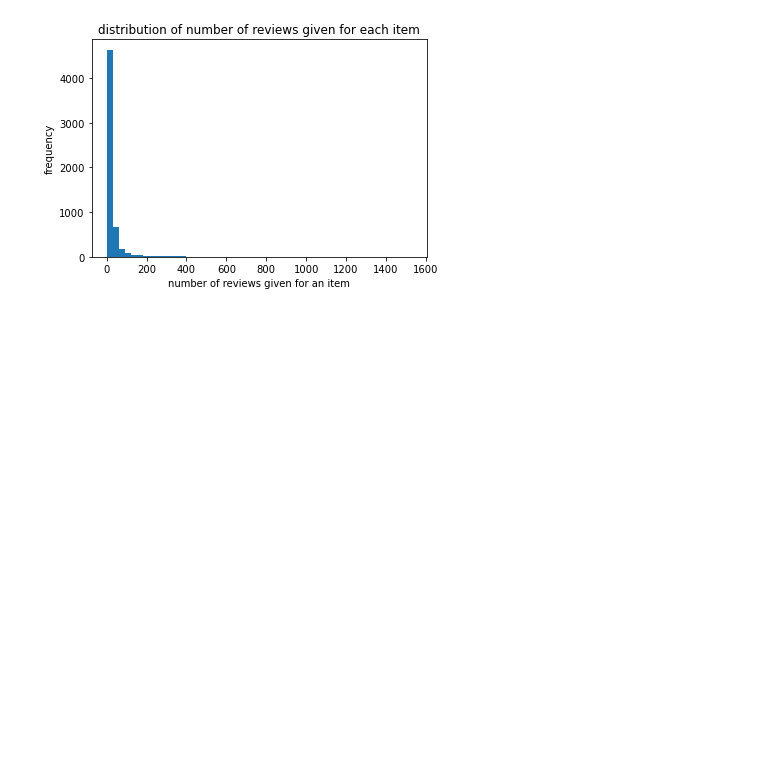
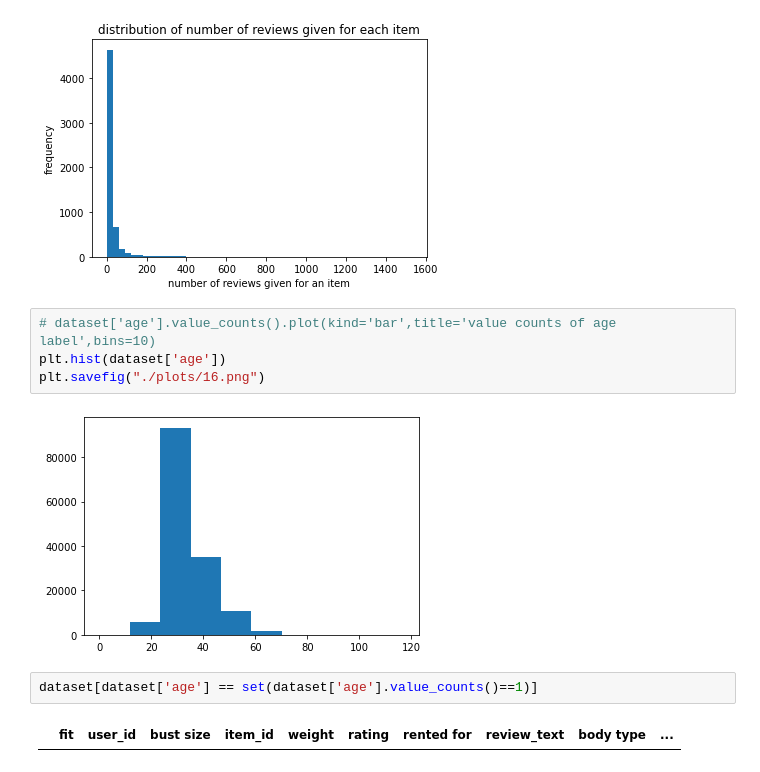
Before and after one commit to nidhidhamnani/cse-258-project, a Jupyter notebook: exploratory_analysis_of_data.ipynb, the cells around one changed output. Drawn from its saved outputs; the diff is of its cells as text; blank space fills up the shorter version.

Commit message:
final plots

```diff
--- a/exploratory_analysis_of_data.ipynb
+++ b/exploratory_analysis_of_data.ipynb
@@ -225,3 +230,13 @@ plt.ylabel("frequency")
 plt.savefig("./plots/14.png")
 # %% [output]
 [figure]
+# %%
+# dataset['age'].value_counts().plot(kind='bar',title='value counts of age label',bins=10)
+plt.hist(dataset['age'])
+plt.savefig("./plots/16.png")
+# %% [output]
+[figure, added]
+# %%
+dataset[dataset['age'] == set(dataset['age'].value_counts()==1)]
+# %% [output]
+|  | fit | user_id | bust size | item_id | weight | rating | rented for | review_text | body type | ... |
```
Also changed, not shown: parts of 2 cells of this notebook, 1 other file.
